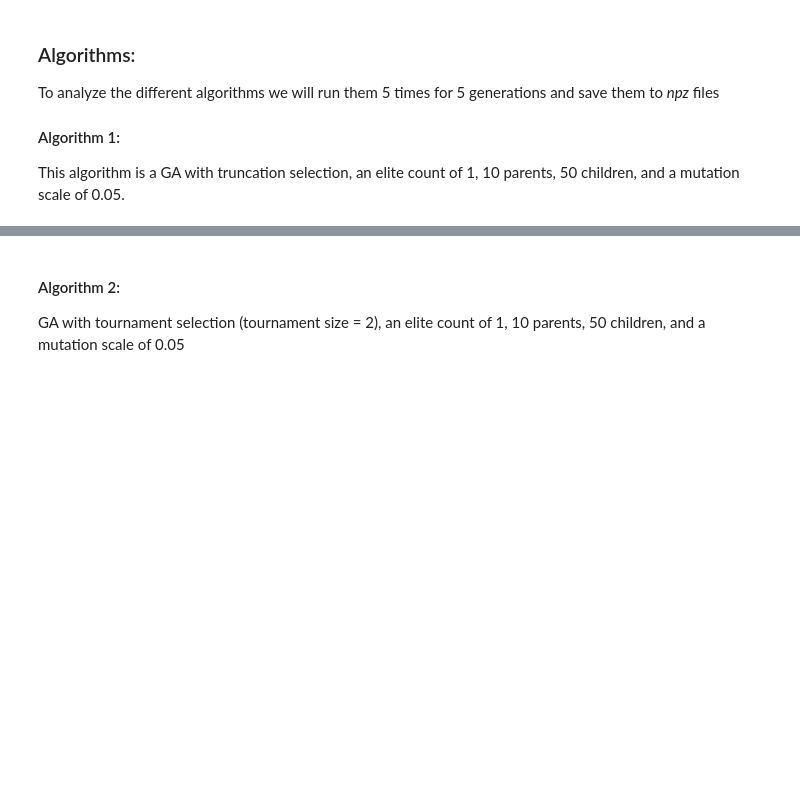
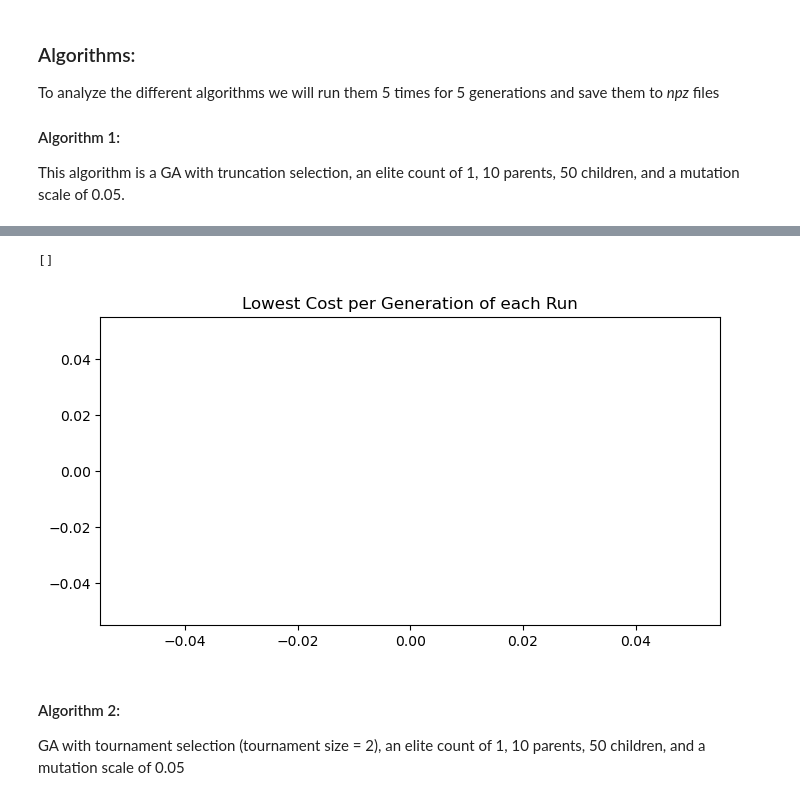
Before and after one commit to mattjax16/CS341, a Jupyter notebook: Project-4/Project4.ipynb, the cells around one changed output, grey strips where cells are left out. Cells and saved outputs as stored; diff of their text form; code cells hidden in the pictures; blank space fills up the shorter version.

Commit message:
working on plots

```diff
--- a/Project-4/Project4.ipynb
+++ b/Project-4/Project4.ipynb
@@ -570,3 +552,11 @@ Best of generation  5  has cost  0.10630451741011455
+# %%
+plt.figure(figsize = (8,4))
+plt.title("Lowest Cost per Generation of each Run")
+all_runs_best_cost = np.array([run[3] for run in alg_1_results])
+plt.barplot(data = all_runs_best_cost[1][2])
+# %% [output]
+[]
+[figure, added]
 # %% [markdown]
 #### Algorithm 2:
 GA with tournament selection (tournament size = 2), an elite count of 1, 10 parents, 50 children, and a mutation scale of 0.05
```
Also changed, not shown: parts of 3 cells of this notebook.
